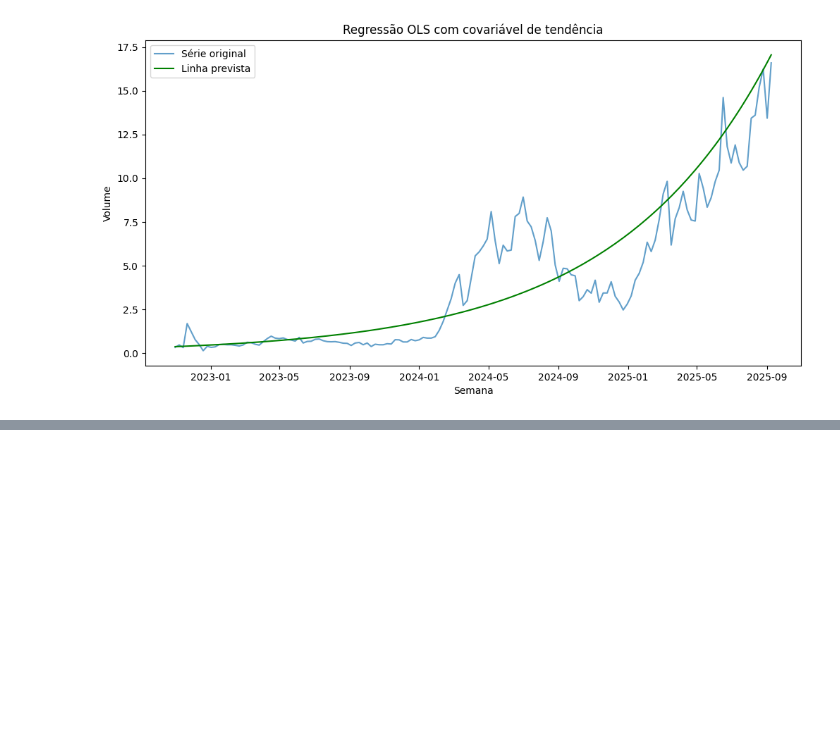
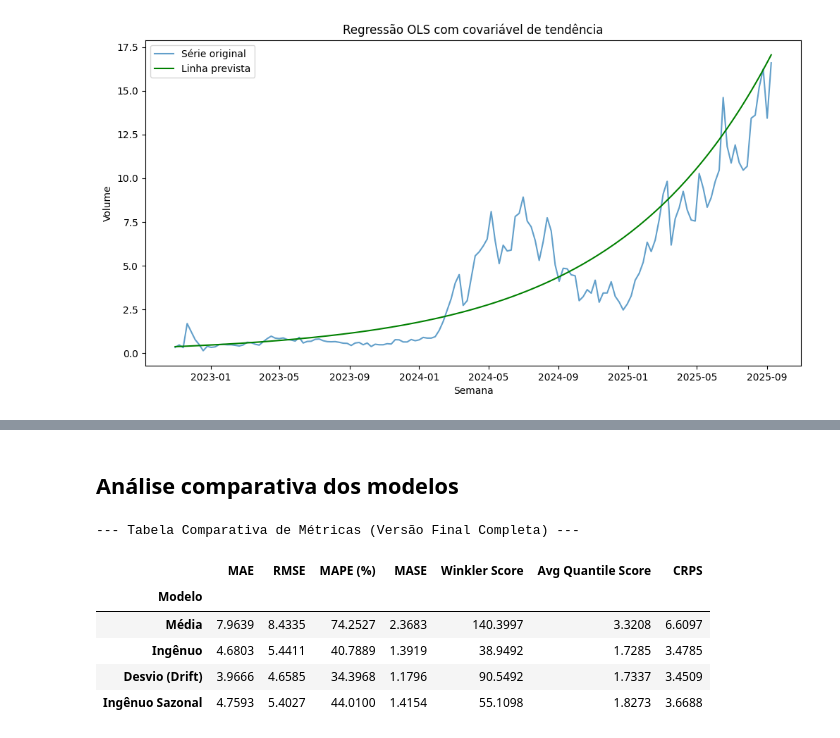
Before and after one commit to PedroPHC25/Time-Series-A1, a Jupyter notebook: relatorio.ipynb, the cells around one changed output, grey strips where cells are left out. Drawn from its saved outputs; the diff is of its cells as text; code cells hidden in the pictures; blank space fills up the shorter version.

```diff
--- a/relatorio.ipynb
+++ b/relatorio.ipynb
@@ -194,0 +285,2 @@ plt.show()
+# %% [markdown]
+## Análise comparativa dos modelos
@@ -194,0 +315,66 @@ plt.show()
+# %%
+results_list = []
+
+# Denominador para o MASE
+scale = np.mean(np.abs(train.diff(m).dropna()))
+# Níveis de quantis para avaliar no CRPS
+quantiles_to_check = [0.1, 0.25, 0.5, 0.75, 0.9]
+
+# Loop principal sobre cada modelo
+for name, forecast in predictions.items():
+    # Pega os valores pré-calculados para o modelo atual
+    interval = intervals[name]
+    sigma = residuals_std[name]
+
+    # Calcula as métricas de previsão pontual
+    mae = mean_absolute_error(test, forecast)
+    rmse = np.sqrt(mean_squared_error(test, forecast))
+    mape = mean_absolute_percentage_error(test, forecast)
+    mase = mae / scale
+
+    # Calcula o Winkler Score para o intervalo
+    winkler = winkler_score(test, interval['lower'], interval['upper'], alpha)
+
+    # Calcula o sigma_h (desvio padrão no horizonte de previsão) para o CRPS e o Erro de Quantil
+    if name == 'Média':
+        sigma_h = sigma * np.sqrt(1 + 1/T)
+    elif name == 'Ingênuo':
+        sigma_h = sigma * np.sqrt(h_steps)
+    elif name == 'Desvio (Drift)':
+        sigma_h = sigma * np.sqrt(h_steps * (h_steps + 1) / (T - 1))
+    elif name == 'Ingênuo Sazonal':
+        K = np.floor((h_steps - 1) / m)
+        sigma_h = sigma * np.sqrt(K + 1)
+
+    # Calcula o CRPS (usando o sigma_h correto)
+    crps = crps_gaussian(test, forecast, sigma_h)
+
+    # Calcula o Erro de Quantil Médio
+    avg_quantile_loss = []
+    for p in quantiles_to_check:
+        quantile_forecast = norm.ppf(p, loc=forecast, scale=sigma_h)
+        avg_quantile_loss.append(quantile_score(test, quantile_forecast, p))
+
+    # Armazena TODOS os resultados para o modelo atual
+    results_list.append({
+        'Modelo': name,
+        'MAE': mae,
+        'RMSE': rmse,
+        'MAPE (%)': mape * 100,
+        'MASE': mase,
+        'Winkler Score': winkler,
+        'Avg Quantile Score': np.mean(avg_quantile_loss),
+        'CRPS': crps
+    })
+
+results_df = pd.DataFrame(results_list).set_index('Modelo')
+print("\n--- Tabela Comparativa de Métricas (Versão Final Completa) ---")
+results_df.round(4)
+# %% [output]
+--- Tabela Comparativa de Métricas (Versão Final Completa) ---
+|  | MAE | RMSE | MAPE (%) | MASE | Winkler Score | Avg Quantile Score | CRPS |
+| Modelo |  |  |  |  |  |  |  |
+| Média | 7.9639 | 8.4335 | 74.2527 | 2.3683 | 140.3997 | 3.3208 | 6.6097 |
+| Ingênuo | 4.6803 | 5.4411 | 40.7889 | 1.3919 | 38.9492 | 1.7285 | 3.4785 |
+| Desvio (Drift) | 3.9666 | 4.6585 | 34.3968 | 1.1796 | 90.5492 | 1.7337 | 3.4509 |
+| Ingênuo Sazonal | 4.7593 | 5.4027 | 44.0100 | 1.4154 | 55.1098 | 1.8273 | 3.6688 |
```
Also changed, not shown: parts of 16 cells of this notebook, 1 other file.
